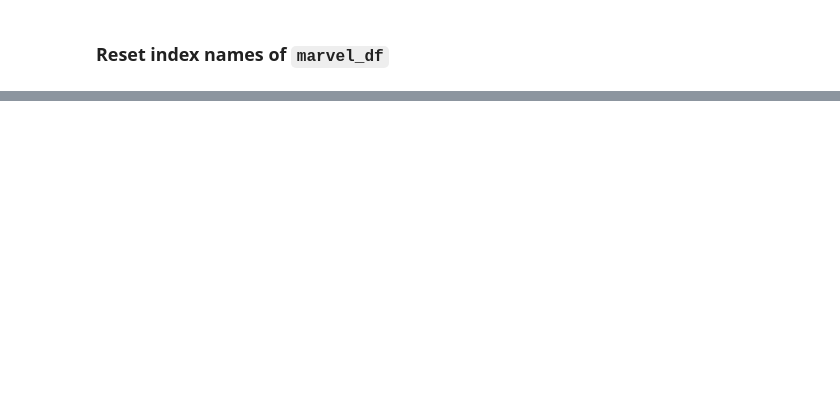
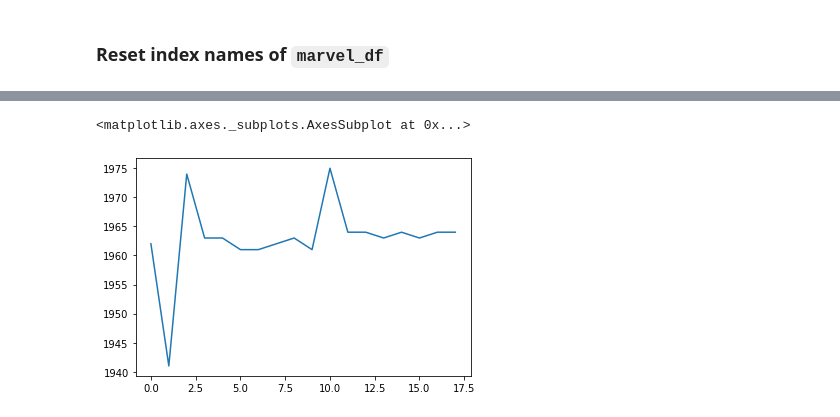
Before and after one commit to amanm063/JUPYTER-NOTEBOOK-DATA-SCIENCE-BEGINNING, a Jupyter notebook: 4_Pandas_DataFrames_exercises.ipynb, the cells around one changed output, grey strips where cells are left out. Saved outputs shown, nothing was run; the diff lists cells and outputs as text; code cells hidden in the pictures; blank space fills up the shorter version.

```diff
--- a/4_Pandas_DataFrames_exercises.ipynb
+++ b/4_Pandas_DataFrames_exercises.ipynb
@@ -291,3 +328,5 @@ marvel_df.iloc[[0, -1],]
 ### Modify the `first_appearance` of 'Vision' to year 1964
 # %%
 # your code goes here
+marvel_df.loc['Vision',"dob"]=1964
+marvel_df
@@ -301,3 +359,5 @@ marvel_df
 ### Add a new column to `marvel_df` called 'years_since' with the years since `first_appearance`
 # %%
 # your code goes here
+marvel_df["years_since"]=2020-marvel_df["dob"]
+marvel_df
@@ -393,3 +522,5 @@ marvel_df[mask]
 ### Reset index names of `marvel_df`
 # %%
 # your code goes here
+marvel_df =marvel_df.reset_index()
+marvel_df
@@ -403,5 +552,9 @@ marvel_df
 ### Plot the values of `first_appearance`
 # %%
 # your code goes here
+marvel_df["dob"].plot()
+# %% [output]
+<matplotlib.axes._subplots.AxesSubplot at 0x...>
+[figure, added]
 # %%
 #plt.plot(marvel_df.index, marvel_df.first_appearance)
```
Also changed, not shown: parts of 19 cells of this notebook.
